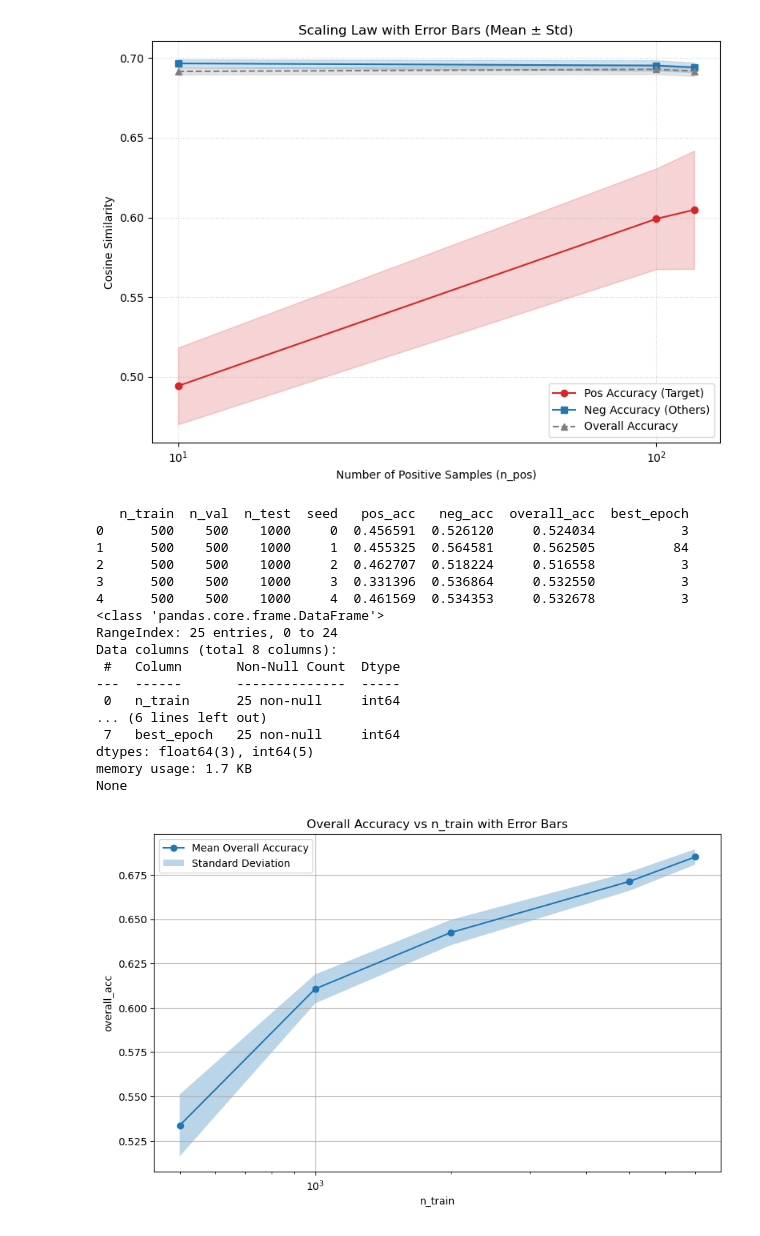
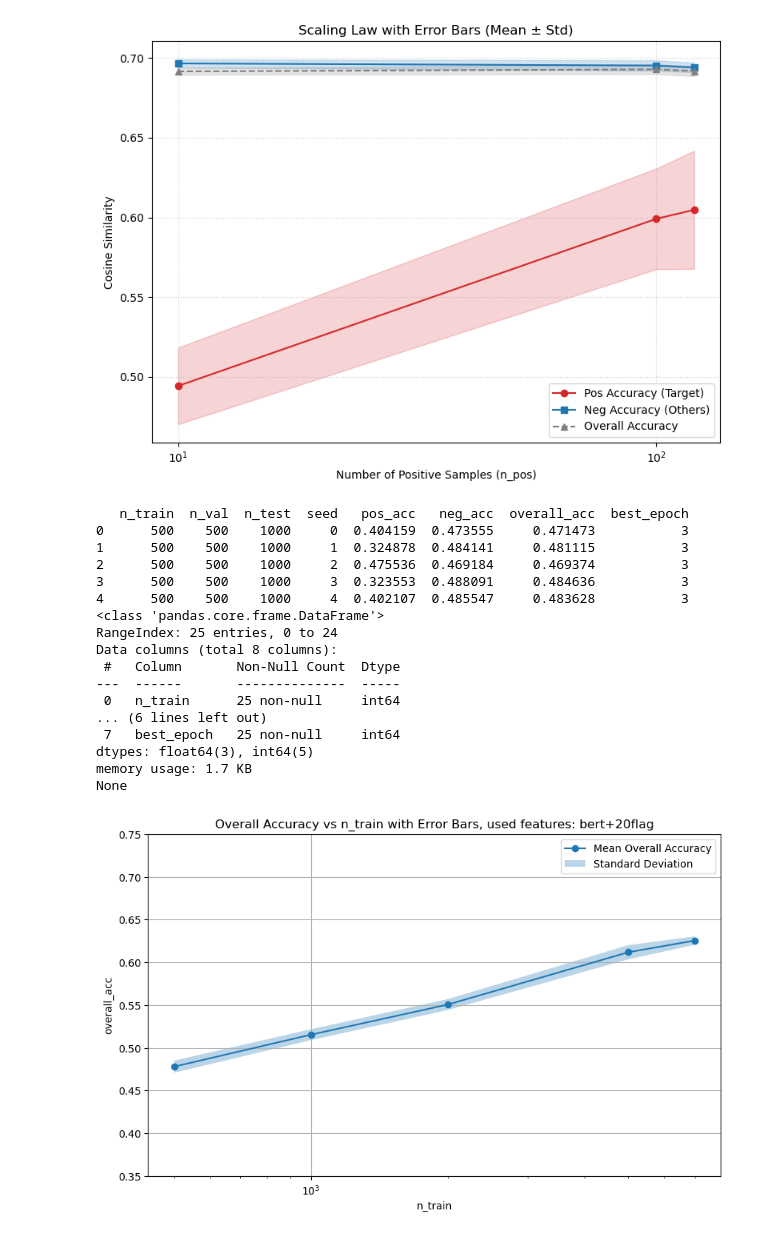
Before and after one commit to 0tum/massspec, a Jupyter notebook: plot.ipynb, the cells around one changed output. Saved outputs shown, nothing was run; the diff lists cells and outputs as text; code cells hidden in the pictures.

Commit message:
ecfp+bert+flags

```diff
--- a/plot.ipynb
+++ b/plot.ipynb
@@ -63,8 +63,10 @@ import pandas as pd
 import matplotlib.pyplot as plt
 import numpy as np
 
+suffix = 'bert+20flag'  # 'ae' or 'bert'
+
 # Load the dataframe.
-df_has_F_vanilla_scaling = pd.read_csv('tmp/has_F-vanilla-scaling_multi.csv')
+df_has_F_vanilla_scaling = pd.read_csv(f'tmp/scaling/scaling-has_F-{suffix}.csv')
 
 # Print some info.
 print(df_has_F_vanilla_scaling.head())
@@ -74,41 +76,42 @@ print(df_has_F_vanilla_scaling.info())
 grouped = df_has_F_vanilla_scaling.groupby('n_train')['overall_acc'].agg(['mean', 'std']).reset_index()
 
 # Plotting
 plt.figure(figsize=(10, 6))
 plt.plot(grouped['n_train'], grouped['mean'], label='Mean Overall Accuracy', marker='o')
 plt.fill_between(grouped['n_train'],
                  grouped['mean'] - grouped['std'],
                  grouped['mean'] + grouped['std'],
                  alpha=0.3, label='Standard Deviation')
 
 plt.xlabel('n_train')
 plt.ylabel('overall_acc')
 plt.xscale('log')
-plt.title('Overall Accuracy vs n_train with Error Bars')
+plt.ylim(0.35, 0.75)
+plt.title('Overall Accuracy vs n_train with Error Bars, used features: ' + suffix)
 plt.legend()
 plt.grid(True)
 
 # Save the plot
-plt.savefig('tmp/overall_acc-multi.png')
+# plt.savefig(f'tmp/png/overall_scaling-{suffix}.png')
 # %% [output]
    n_train  n_val  n_test  seed   pos_acc   neg_acc  overall_acc  best_epoch
-0      500    500    1000     0  0.456591  0.526120     0.524034           3
-1      500    500    1000     1  0.455325  0.564581     0.562505          84
-2      500    500    1000     2  0.462707  0.518224     0.516558           3
-3      500    500    1000     3  0.331396  0.536864     0.532550           3
-4      500    500    1000     4  0.461569  0.534353     0.532678           3
+0      500    500    1000     0  0.404159  0.473555     0.471473           3
+1      500    500    1000     1  0.324878  0.484141     0.481115           3
+2      500    500    1000     2  0.475536  0.469184     0.469374           3
+3      500    500    1000     3  0.323553  0.488091     0.484636           3
+4      500    500    1000     4  0.402107  0.485547     0.483628           3
 <class 'pandas.core.frame.DataFrame'>
 RangeIndex: 25 entries, 0 to 24
 Data columns (total 8 columns):
  #   Column       Non-Null Count  Dtype
 ---  ------       --------------  -----
  0   n_train      25 non-null     int64
 ... (6 lines left out)
  7   best_epoch   25 non-null     int64
 dtypes: float64(3), int64(5)
 memory usage: 1.7 KB
 None
-[figure, old version]
+[figure, new version]
 # %%
 import pandas as pd
 import matplotlib.pyplot as plt
```
Also changed, not shown: parts of 2 cells of this notebook, 32 other files.
